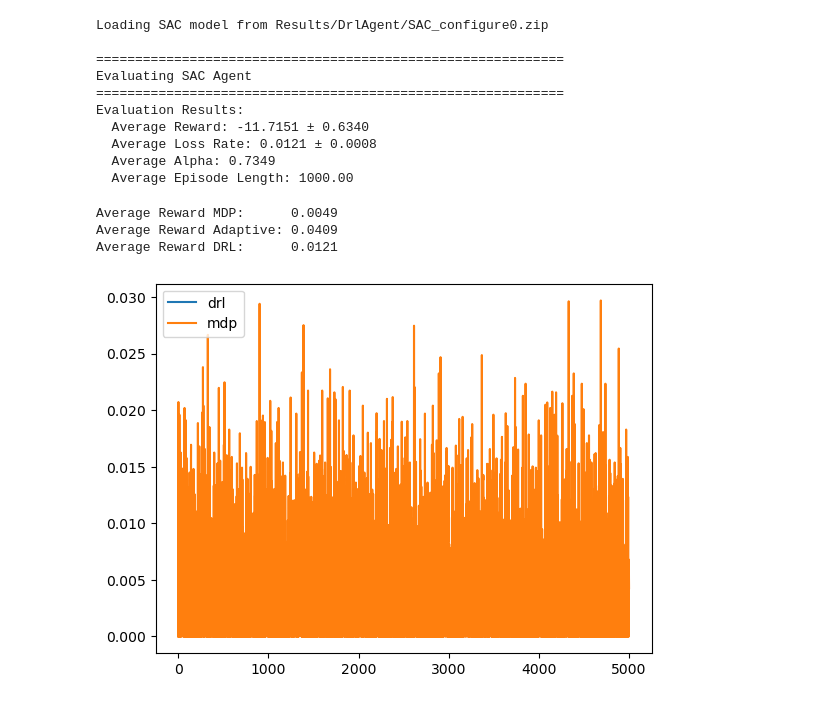
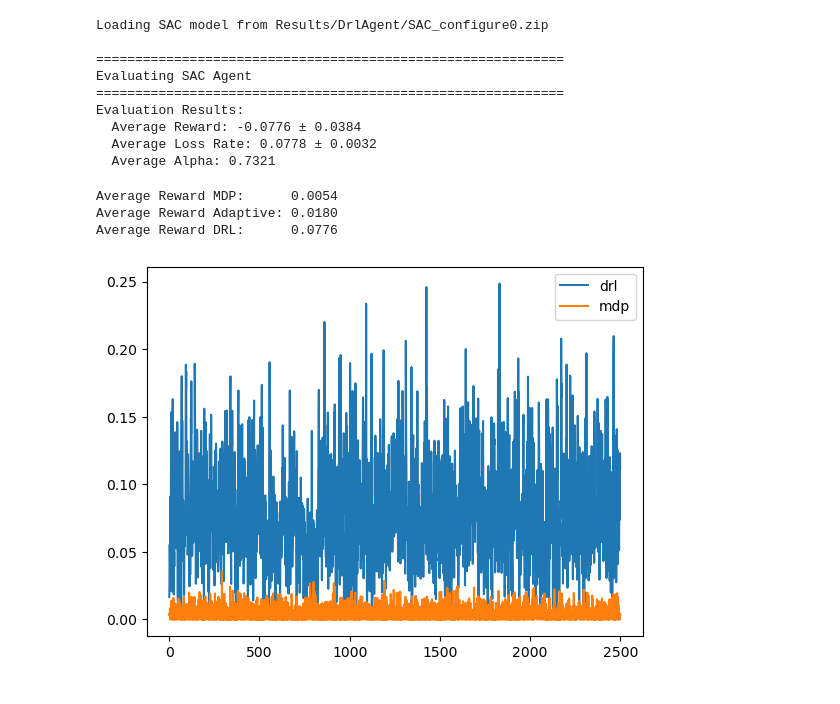
Before and after one commit to evanyeh5118/diffusion_resource_schduling_intra_slice, a Jupyter notebook: demo02b_test_DRL.ipynb, the cells around one changed output. Saved outputs shown, nothing was run; the diff lists cells and outputs as text; code cells hidden in the pictures.

```diff
--- a/demo02b_test_DRL.ipynb
+++ b/demo02b_test_DRL.ipynb
@@ -46,17 +46,19 @@ with open(f'Results/MdpPolicy/mdpKernel_config{configIdx}.pkl', 'rb') as f:
     mdpPolicy = pickle.load(f)
 adaptiveAlphaPolicy = PolicyDemoAdaptiveAlpha(envParams)
 
-# ==== Prepare Simulator====
+# ==== Evaluate MDP-Policy====
 policySimulator = PolicySimulator(mdpPolicy, simEnv)
-rewardRecord_mdp = policySimulator.runSimulation(mdpPolicy, num_epochs=5000, mode="test", type="data")
-rewardRecord_adaptive = policySimulator.runSimulation(adaptiveAlphaPolicy, num_epochs=5000, mode="test", type="data")
+rewardRecord_mdp = policySimulator.runSimulation(mdpPolicy, num_epochs=2500, mode="test", type="data")
+rewardRecord_adaptive = policySimulator.runSimulation(adaptiveAlphaPolicy, num_epochs=2500, mode="test", type="data")
 
-# ==== Evaluate Policy====
-_, eval_results = load_and_evaluate(envParams, simEnv,
-                  f'Results/DrlAgent/SAC_configure{configIdx}.zip',
-                  'SAC',
-                  num_episodes=10)
-rewardRecord_drl = eval_results['episode_loss_rates']
+# ==== Evaluate DRL-Policy====
+_, eval_results = load_and_evaluate(
+    envParams, simEnv,
+    f'Results/DrlAgent/SAC_configure{configIdx}.zip',
+    'SAC',
+    obvMode="perfect",
+    episode_timesteps=2500,
+)
 # %% [output]
 Loading SAC model from Results/DrlAgent/SAC_configure0.zip
 
@@ -64,22 +66,22 @@ Loading SAC model from Results/DrlAgent/SAC_configure0.zip
 Evaluating SAC Agent
 ============================================================
 Evaluation Results:
-  Average Reward: -11.7151 ± 0.6340
-  Average Loss Rate: 0.0121 ± 0.0008
-  Average Alpha: 0.7349
-  Average Episode Length: 1000.00
+  Average Reward: -0.0776 ± 0.0384
+  Average Loss Rate: 0.0778 ± 0.0032
+  Average Alpha: 0.7321
 # %%
+rewardRecord_drl = -1*np.array(eval_results['episode_rewards'])
 print(f"Average Reward MDP:      {np.mean(rewardRecord_mdp):.4f}")
 print(f"Average Reward Adaptive: {np.mean(rewardRecord_adaptive):.4f}")
 print(f"Average Reward DRL:      {np.mean(rewardRecord_drl):.4f}")
 
 #plt.plot(rewardRecord_adaptive, label="adaptive")
 plt.plot(rewardRecord_drl, label="drl")
 plt.plot(rewardRecord_mdp, label="mdp")
 plt.legend()
 plt.show()
 # %% [output]
-Average Reward MDP:      0.0049
-Average Reward Adaptive: 0.0409
-Average Reward DRL:      0.0121
+Average Reward MDP:      0.0054
+Average Reward Adaptive: 0.0180
+Average Reward DRL:      0.0776
-[figure, old version]
+[figure, new version]
```
Also changed, not shown: parts of 1 cell of this notebook, 12 other files.
